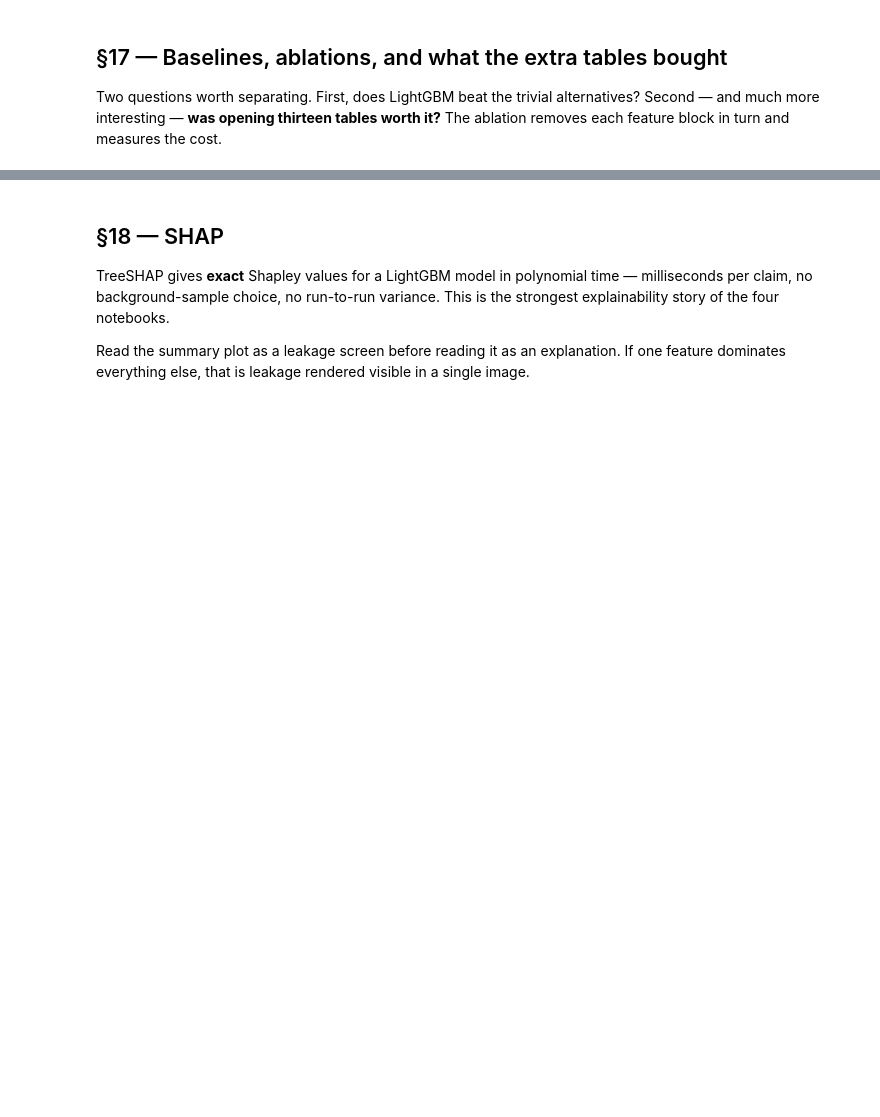
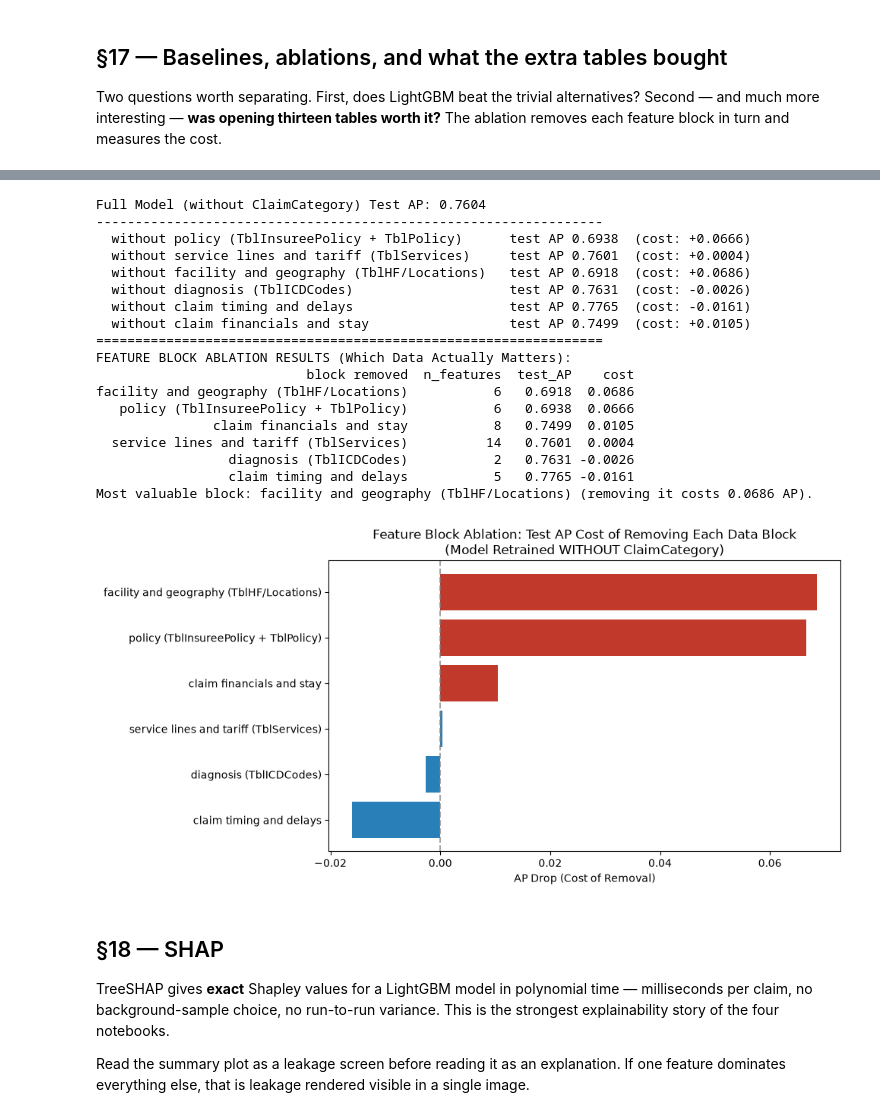
Before and after one commit to Data-and-Design-Lab/Cameroon-2.0, a Jupyter notebook: notebooks/Healthcare_Claim_LightGBM_Ablation_Without_ClaimCategory.ipynb, the cells around one changed output, grey strips where cells are left out. Drawn from its saved outputs; the diff is of its cells as text; code cells hidden in the pictures; blank space fills up the shorter version.

Commit message:
docs: add honest LightGBM ablation report without ClaimCategory leakage and model artifacts

```diff
--- a/notebooks/Healthcare_Claim_LightGBM_Ablation_Without_ClaimCategory.ipynb
+++ b/notebooks/Healthcare_Claim_LightGBM_Ablation_Without_ClaimCategory.ipynb
@@ -1411,35 +1701,54 @@ for nm, cols in BLOCKS.items():
     cats = [c for c in CAT_FEATURES if c in keep]
     p = dict(BEST_PARAMS)
     dtr = lgb.Dataset(X_train[keep], label=y_train, categorical_feature=cats, free_raw_data=False)
     dva = lgb.Dataset(X_val[keep], label=y_val, reference=dtr,
                       categorical_feature=cats, free_raw_data=False)
     m = lgb.train({**CONFIG["LGB_PARAMS"], **p}, dtr, CONFIG["NUM_BOOST_ROUND"], valid_sets=[dva],
                   callbacks=[lgb.early_stopping(CONFIG["EARLY_STOPPING"], verbose=False)])
     ap = average_precision_score(y_test, m.predict(X_test[keep]))
     cost = full_ap - ap
     abl.append({"block removed": nm, "n_features": len(cols), "test_AP": ap, "cost": cost})
     print(f"  without {nm:<42} test AP {ap:.4f}  (cost: {cost:+.4f})")
     del m, dtr, dva; gc.collect()
 
 ab = pd.DataFrame(abl).sort_values("cost", ascending=False)
 print("=" * 65)
 print("FEATURE BLOCK ABLATION RESULTS (Which Data Actually Matters):")
 print(ab.to_string(index=False, float_format=lambda v: f"{v:.4f}"))
 
 top = ab.iloc[0]
-print(f"
-Most valuable block: {top['block removed']} (removing it costs {top['cost']:.4f} AP).")
+print(f"Most valuable block: {top['block removed']} (removing it costs {top['cost']:.4f} AP).")
 
 # Visual bar chart of ablation costs
 plt.figure(figsize=(10, 5))
 colors = ['#c0392b' if c > 0.01 else '#2980b9' for c in ab['cost']]
 plt.barh(ab['block removed'], ab['cost'], color=colors)
 plt.xlabel("AP Drop (Cost of Removal)")
 plt.title("Feature Block Ablation: Test AP Cost of Removing Each Data Block\n(Model Retrained WITHOUT ClaimCategory)")
 plt.gca().invert_yaxis()
 plt.axvline(0, color="gray", linestyle="--", alpha=0.7)
 plt.tight_layout()
 plt.show()
+# %% [output]
+Full Model (without ClaimCategory) Test AP: 0.7604
+-----------------------------------------------------------------
+  without policy (TblInsureePolicy + TblPolicy)      test AP 0.6938  (cost: +0.0666)
+  without service lines and tariff (TblServices)     test AP 0.7601  (cost: +0.0004)
+  without facility and geography (TblHF/Locations)   test AP 0.6918  (cost: +0.0686)
+  without diagnosis (TblICDCodes)                    test AP 0.7631  (cost: -0.0026)
+  without claim timing and delays                    test AP 0.7765  (cost: -0.0161)
+  without claim financials and stay                  test AP 0.7499  (cost: +0.0105)
+=================================================================
+FEATURE BLOCK ABLATION RESULTS (Which Data Actually Matters):
+                           block removed  n_features  test_AP    cost
+facility and geography (TblHF/Locations)           6   0.6918  0.0686
+   policy (TblInsureePolicy + TblPolicy)           6   0.6938  0.0666
+               claim financials and stay           8   0.7499  0.0105
+  service lines and tariff (TblServices)          14   0.7601  0.0004
+                 diagnosis (TblICDCodes)           2   0.7631 -0.0026
+                 claim timing and delays           5   0.7765 -0.0161
+Most valuable block: facility and geography (TblHF/Locations) (removing it costs 0.0686 AP).
+[figure, added]
 # %% [markdown]
 ## §18 — SHAP
 
```
Also changed, not shown: parts of 27 cells of this notebook, 10 other files.
